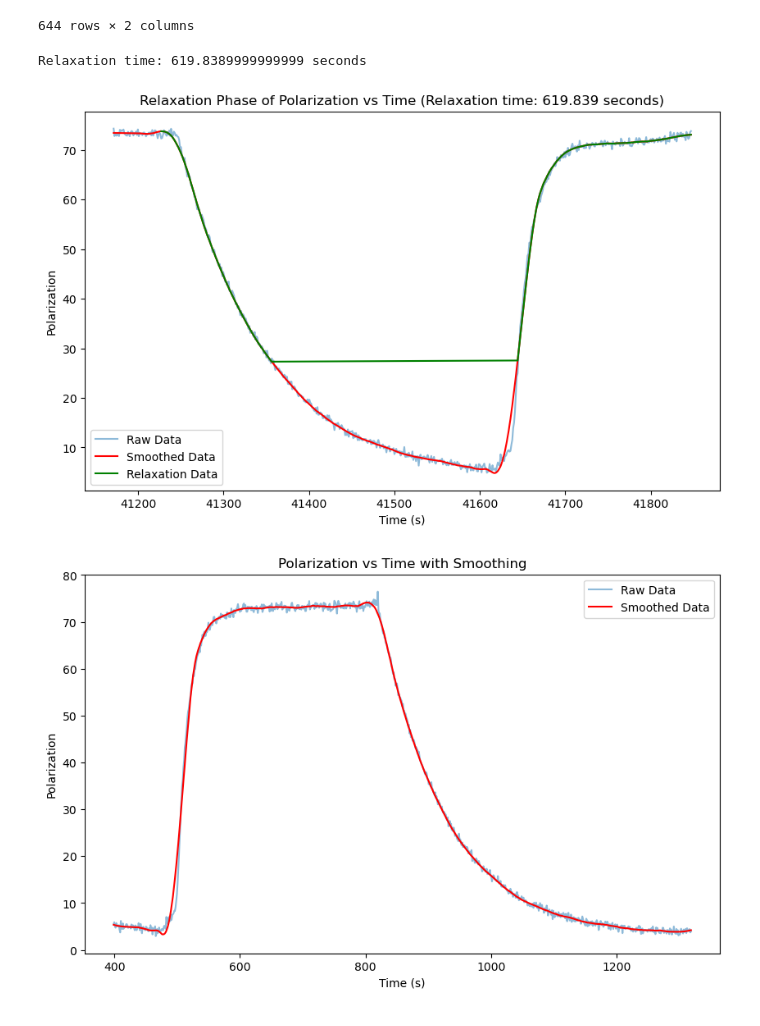
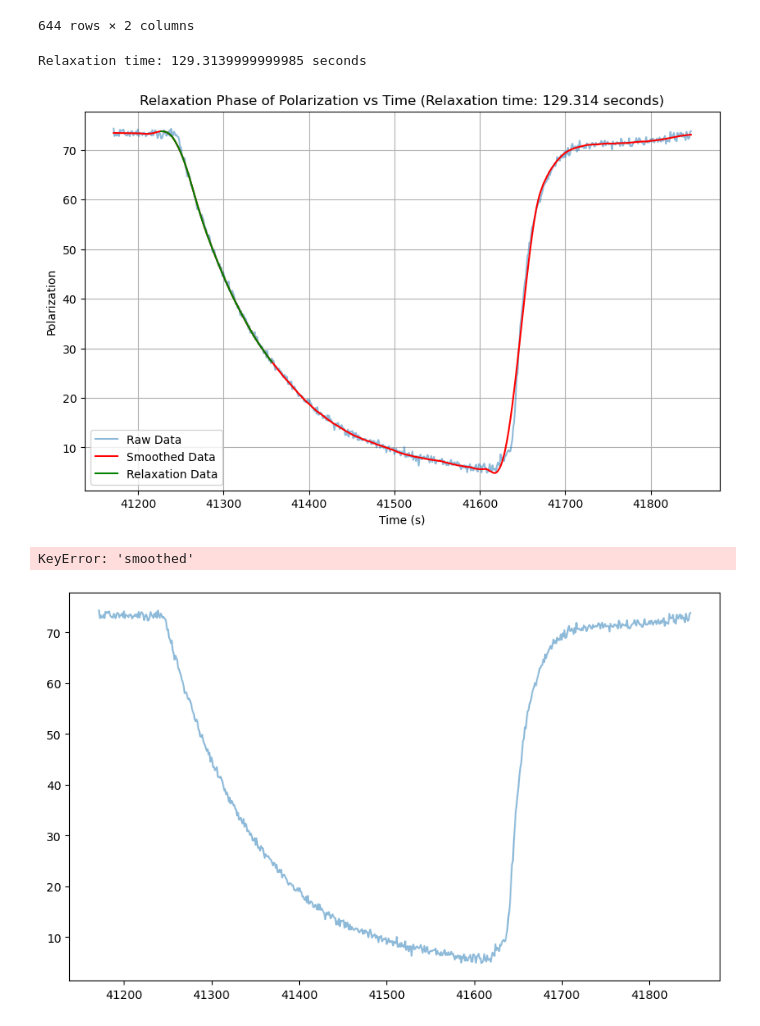
Before and after one commit to abhich2507/MEOP, a Jupyter notebook: relaxation_time.ipynb, the cells around one changed output. Saved outputs shown, nothing was run; the diff lists cells and outputs as text; code cells hidden in the pictures.

Commit message:
faal/decay point added

```diff
--- a/relaxation_time.ipynb
+++ b/relaxation_time.ipynb
@@ -45,36 +45,58 @@ df
 | 643 | 41846.993 | 73.8093 |
 644 rows × 2 columns
 # %%
-
 
 df["smoothed"] = savgol_filter(df["polarization"], 60, 3)
 
-max_index = df["smoothed"].idxmax()
-max_pol= df["smoothed"][max_index]
-target_value=max_pol/np.e
-relaxation_data = df.iloc[max_index:]
-relaxation_data=relaxation_data[relaxation_data["smoothed"]>target_value]
-max_time=df["time"][max_index]
-relaxation_time= relaxation_data["time"].iloc[-1]-max_time
-print(f"Relaxation time: {relaxation_time} seconds")
+# Find where the decay/fall starts by detecting negative derivative
+df["derivative"] = np.gradient(df["smoothed"])
+
+# Find the global maximum first
+global_max_index = df["smoothed"].idxmax()
+
+# Look for where decay consistently starts (derivative becomes negative after max)
+decay_start_index = global_max_index
+for i in range(global_max_index, len(df)):
+    # Check if derivative stays negative for next few points (confirms decay started)
+    if i + 5 < len(df):
+        if all(df["derivative"].iloc[i:i+5] < 0):
+            decay_start_index = i
+            break
+
+# Find the actual maximum just before decay starts
+max_index = df.loc[:decay_start_index, "smoothed"].idxmax()
+max_pol = df["smoothed"][max_index]
+min_index = df["smoothed"].idxmin()
+min_pol = df["smoothed"][min_index]
+
+target_value = max_pol / np.e
+relaxation_data = df.iloc[max_index:min_index+1]
+relaxation_data = relaxation_data[relaxation_data["smoothed"] > target_value]
+max_time = df["time"][max_index]
+relaxation_time = relaxation_data["time"].iloc[-1] - max_time
+
+print(f"Global max index: {global_max_index}, Decay start index: {decay_start_index}, Selected max index: {max_index}")
+print(f"Max polarization (before decay): {max_pol:.2f}%")
+print(f"Relaxation time: {relaxation_time:.3f} seconds")
 # %% [output]
-Relaxation time: 619.8389999999999 seconds
+Relaxation time: 129.3139999999985 seconds
 # %%
 plt.figure(figsize=(10,6))
 plt.plot(df["time"], df["polarization"], label="Raw Data", alpha=0.5)
 plt.plot(df["time"], df["smoothed"], label="Smoothed Data", color='red')
 plt.xlabel("Time (s)")
 plt.ylabel("Polarization")
 plt.title("Polarization vs Time with Smoothing")
 plt.legend()
 plt.plot(relaxation_data["time"], relaxation_data["smoothed"], label="Relaxation Data", color='green')
 plt.xlabel("Time (s)")
 plt.ylabel("Polarization")
 plt.title(f"Relaxation Phase of Polarization vs Time (Relaxation time: {np.round(relaxation_time, 3)} seconds)")
 plt.legend()
+plt.grid()
 plt.show()
 # %% [output]
-[figure, old version]
+[figure, new version]
 # %%
 plt.figure(figsize=(10,6))
 plt.plot(df["time"], df["polarization"], label="Raw Data", alpha=0.5)
@@ -85,4 +107,5 @@ plt.title("Polarization vs Time with Smoothing")
 plt.legend()
 plt.show()
 # %% [output]
+KeyError: 'smoothed'
-[figure, old version]
+[figure, new version]
```
